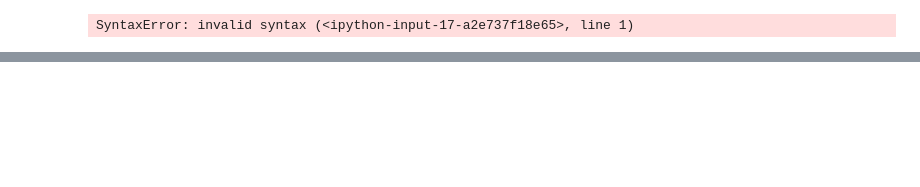
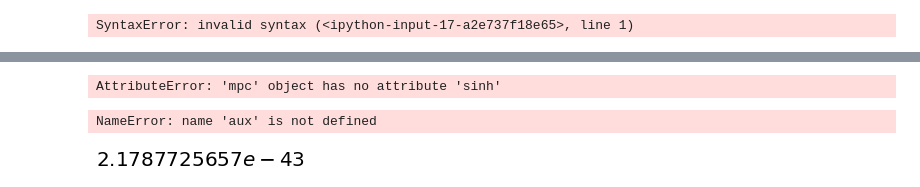
Before and after one commit to orahcio/fluxos, a Jupyter notebook: greatflows.ipynb, the cells around one changed output, grey strips where cells are left out. Saved outputs shown, nothing was run; the diff lists cells and outputs as text; code cells hidden in the pictures; blank space fills up the shorter version.

```diff
--- a/greatflows.ipynb
+++ b/greatflows.ipynb
@@ -153,0 +279,14 @@ SyntaxError: invalid syntax (<ipython-input-17-a2e737f18e65>, line 1)
+# %%
+error = Talbot()
+# %%
+error(10)
+# %% [output]
+AttributeError: 'mpc' object has no attribute 'sinh'
+# %%
+aux
+# %% [output]
+NameError: name 'aux' is not defined
+# %%
+error.F(10)
+# %% [output]
+[figure, added]
```
Also changed, not shown: parts of 12 cells of this notebook, 1 other file.
